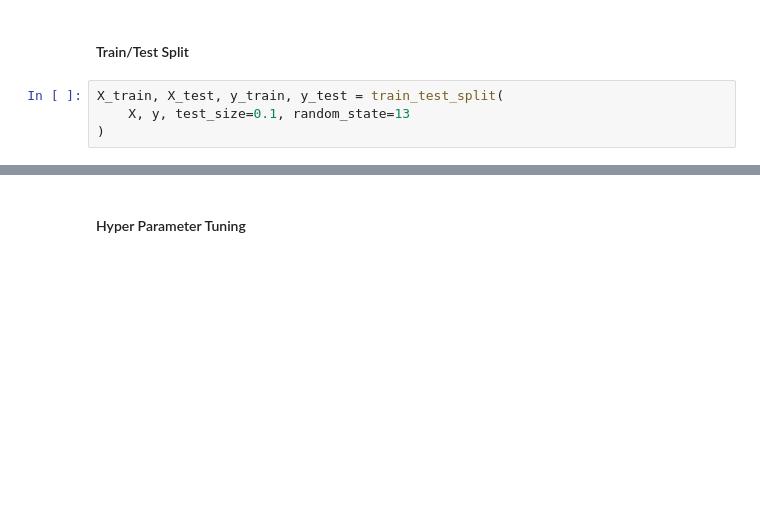
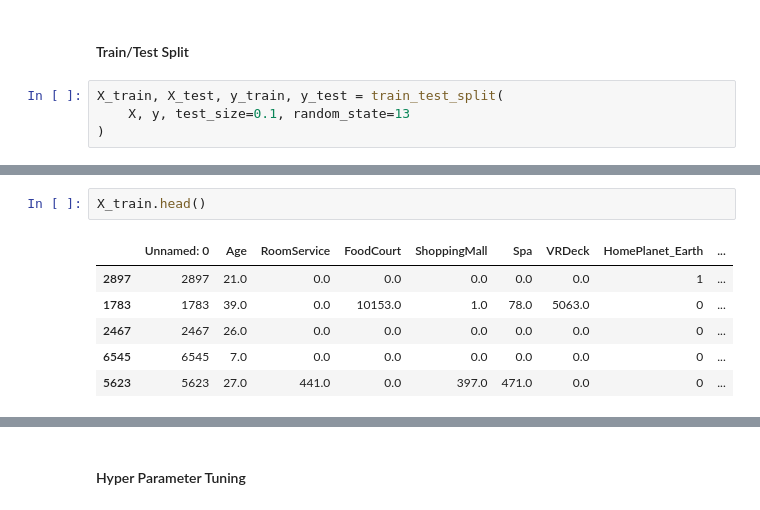
Before and after one commit to babennettdev/ml-notebooks, a Jupyter notebook: src/spaceship-titanic/xgb_classifier/training_xgb_classifier.ipynb, the cells around one changed output, grey strips where cells are left out. Cells and saved outputs as stored; diff of their text form; blank space fills up the shorter version.

```diff
--- a/src/spaceship-titanic/xgb_classifier/training_xgb_classifier.ipynb
+++ b/src/spaceship-titanic/xgb_classifier/training_xgb_classifier.ipynb
@@ -58,0 +102,9 @@ X_train, X_test, y_train, y_test = train_test_split(
+# %%
+X_train.head()
+# %% [output]
+|  | Unnamed: 0 | Age | RoomService | FoodCourt | ShoppingMall | Spa | VRDeck | HomePlanet_Earth | ... |
+| 2897 | 2897 | 21.0 | 0.0 | 0.0 | 0.0 | 0.0 | 0.0 | 1 | ... |
+| 1783 | 1783 | 39.0 | 0.0 | 10153.0 | 1.0 | 78.0 | 5063.0 | 0 | ... |
+| 2467 | 2467 | 26.0 | 0.0 | 0.0 | 0.0 | 0.0 | 0.0 | 0 | ... |
+| 6545 | 6545 | 7.0 | 0.0 | 0.0 | 0.0 | 0.0 | 0.0 | 0 | ... |
+| 5623 | 5623 | 27.0 | 441.0 | 0.0 | 397.0 | 471.0 | 0.0 | 0 | ... |
```
Also changed, not shown: parts of 11 cells of this notebook.
